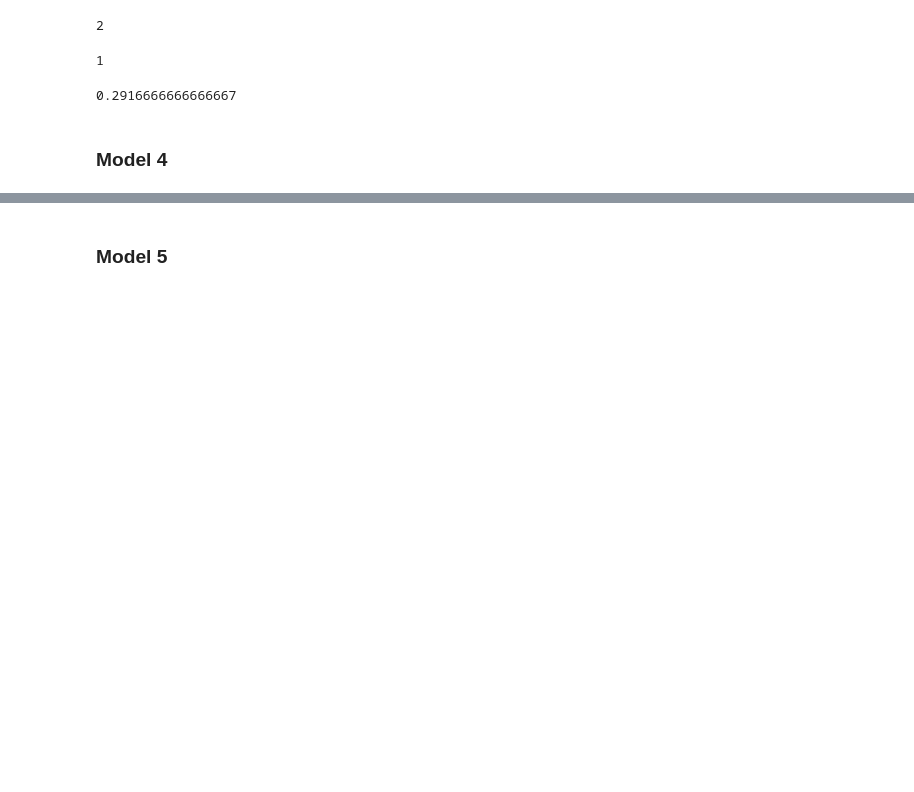
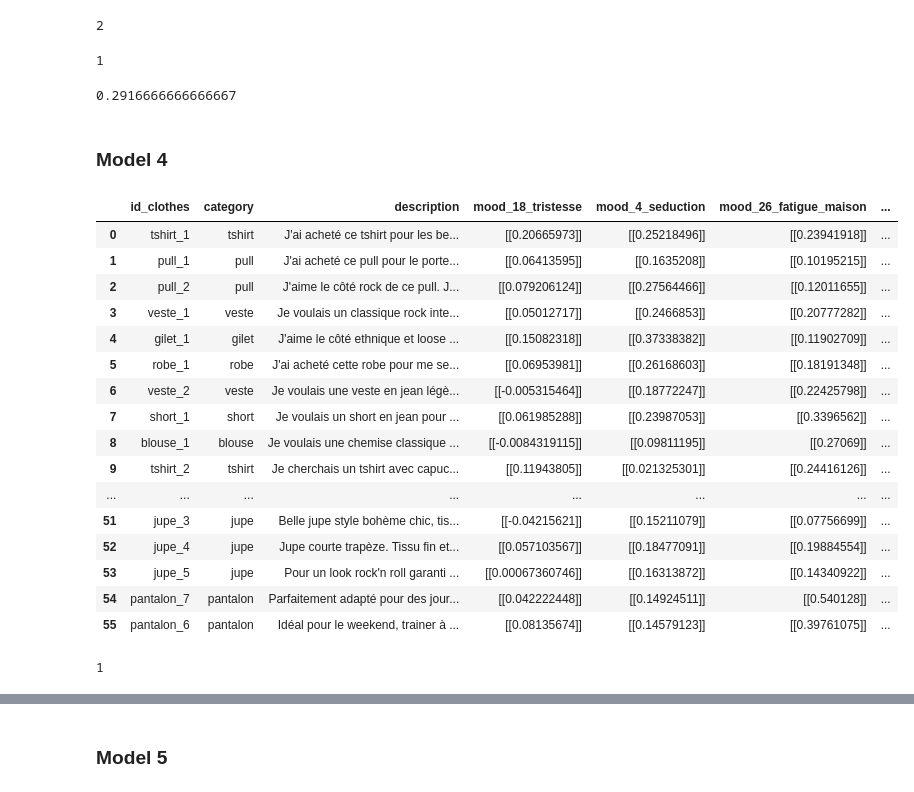
Before and after one commit to Jedha-s-project/Clothes_recommendation, a Jupyter notebook: sentence_transformer.ipynb, the cells around one changed output, grey strips where cells are left out. Drawn from its saved outputs; the diff is of its cells as text; code cells hidden in the pictures; blank space fills up the shorter version.

Commit message:
prep model 5

```diff
--- a/sentence_transformer.ipynb
+++ b/sentence_transformer.ipynb
@@ -628,3 +628,67 @@ score_total_model_3
 ### Model 4
 # %%
 model4 = SentenceTransformer("paraphrase-multilingual-MiniLM-L12-v2")
+# %%
+df_clothes_model_4 = pd.read_excel("./Dataset/Clothes_table.xlsx")
+df_clothes_model_4[[[[[["mood_18_tristesse", "mood_4_seduction", "mood_26_fatigue_maison", "mood_1_travail", "mood_22_sorties_amis" ,"mood_3_sorties_detente"]]]]]] = ""
+# %%
+for i in range (len(df_clothes_model_4)) :
+    x= model4.encode(df_mood.loc[18]["day_mood"])
+    y = model4.encode(df_clothes_model_4.loc[i]["description"])
+    X = x.reshape(1, -1)
+    Y = y.reshape(1, -1)
+    df_clothes_model_4.loc[i]["mood_18_tristesse"] = sklearn.metrics.pairwise.cosine_similarity(X,Y)
+
+for i in range (len(df_clothes_model_4)) :
+    x= model4.encode(df_mood.loc[4]["day_mood"])
+    y = model4.encode(df_clothes_model_4.loc[i]["description"])
+    X = x.reshape(1, -1)
+    Y = y.reshape(1, -1)
+    df_clothes_model_4.loc[i]["mood_4_seduction"] = sklearn.metrics.pairwise.cosine_similarity(X,Y)
+
+for i in range (len(df_clothes_model_4)) :
+    x= model4.encode(df_mood.loc[26]["day_mood"])
+    y = model4.encode(df_clothes_model_4.loc[i]["description"])
+    X = x.reshape(1, -1)
+    Y = y.reshape(1, -1)
+    df_clothes_model_4.loc[i]["mood_26_fatigue_maison"] = sklearn.metrics.pairwise.cosine_similarity(X,Y)
+
+for i in range (len(df_clothes_model_4)) :
+    x= model4.encode(df_mood.loc[1]["day_mood"])
+    y = model4.encode(df_clothes_model_4.loc[i]["description"])
+    X = x.reshape(1, -1)
+    Y = y.reshape(1, -1)
+    df_clothes_model_4.loc[i]["mood_1_travail"] = sklearn.metrics.pairwise.cosine_similarity(X,Y)
+
+for i in range (len(df_clothes_model_4)) :
+    x= model4.encode(df_mood.loc[22]["day_mood"])
+    y = model4.encode(df_clothes_model_4.loc[i]["description"])
+    X = x.reshape(1, -1)
+    Y = y.reshape(1, -1)
+    df_clothes_model_4.loc[i]["mood_22_sorties_amis"] = sklearn.metrics.pairwise.cosine_similarity(X,Y)
+
+for i in range (len(df_clothes_model_4)) :
+    x= model4.encode(df_mood.loc[3]["day_mood"])
+    y = model4.encode(df_clothes_model_4.loc[i]["description"])
+    X = x.reshape(1, -1)
+    Y = y.reshape(1, -1)
+    df_clothes_model_4.loc[i]["mood_3_sorties_detente"] = sklearn.metrics.pairwise.cosine_similarity(X,Y)
+df_clothes_model_4
+# %% [output]
+|  | id_clothes | category | description | mood_18_tristesse | mood_4_seduction | mood_26_fatigue_maison | ... |
+| 0 | tshirt_1 | tshirt | J'ai acheté ce tshirt pour les be... | [[0.20665973]] | [[0.25218496]] | [[0.23941918]] | ... |
+| 1 | pull_1 | pull | J'ai acheté ce pull pour le porte... | [[0.06413595]] | [[0.1635208]] | [[0.10195215]] | ... |
+| 2 | pull_2 | pull | J'aime le côté rock de ce pull. J... | [[0.079206124]] | [[0.27564466]] | [[0.12011655]] | ... |
+| 3 | veste_1 | veste | Je voulais un classique rock inte... | [[0.05012717]] | [[0.2466853]] | [[0.20777282]] | ... |
+| 4 | gilet_1 | gilet | J'aime le côté ethnique et loose ... | [[0.15082318]] | [[0.37338382]] | [[0.11902709]] | ... |
+| 5 | robe_1 | robe | J'ai acheté cette robe pour me se... | [[0.06953981]] | [[0.26168603]] | [[0.18191348]] | ... |
+| 6 | veste_2 | veste | Je voulais une veste en jean légè... | [[-0.005315464]] | [[0.18772247]] | [[0.22425798]] | ... |
+| 7 | short_1 | short | Je voulais un short en jean pour ... | [[0.061985288]] | [[0.23987053]] | [[0.3396562]] | ... |
+| 8 | blouse_1 | blouse | Je voulais une chemise classique ... | [[-0.0084319115]] | [[0.09811195]] | [[0.27069]] | ... |
+| 9 | tshirt_2 | tshirt | Je cherchais un tshirt avec capuc... | [[0.11943805]] | [[0.021325301]] | [[0.24416126]] | ... |
+| ... | ... | ... | ... | ... | ... | ... | ... |
+| 51 | jupe_3 | jupe | Belle jupe style bohème chic, tis... | [[-0.04215621]] | [[0.15211079]] | [[0.07756699]] | ... |
+| 52 | jupe_4 | jupe | Jupe courte trapèze. Tissu fin et... | [[0.057103567]] | [[0.18477091]] | [[0.19884554]] | ... |
+| 53 | jupe_5 | jupe | Pour un look rock'n roll garanti ... | [[0.00067360746]] | [[0.16313872]] | [[0.14340922]] | ... |
+| 54 | pantalon_7 | pantalon | Parfaitement adapté pour des jour... | [[0.042222448]] | [[0.14924511]] | [[0.540128]] | ... |
+| 55 | pantalon_6 | pantalon | Idéal pour le weekend, trainer à ... | [[0.08135674]] | [[0.14579123]] | [[0.39761075]] | ... |
@@ -630,0 +702,10 @@ model4 = SentenceTransformer("paraphrase-multilingual-MiniLM-L12-v2")
+# %%
+score_mood1_model_4 = 0
+for i in (y_true_mood_1_travail.index[1:]) :
+    x = y_true_mood_1_travail[1:][i]
+    for e in (y_pred_mood_1_travail_model_4.index) :
+        if x == y_pred_mood_1_travail_model_4[e] :
+            score_mood1_model_4 = score_mood1_model_4+1
+print(score_mood1_model_4)
+# %% [output]
+1
```
Also changed, not shown: parts of 9 cells of this notebook.
